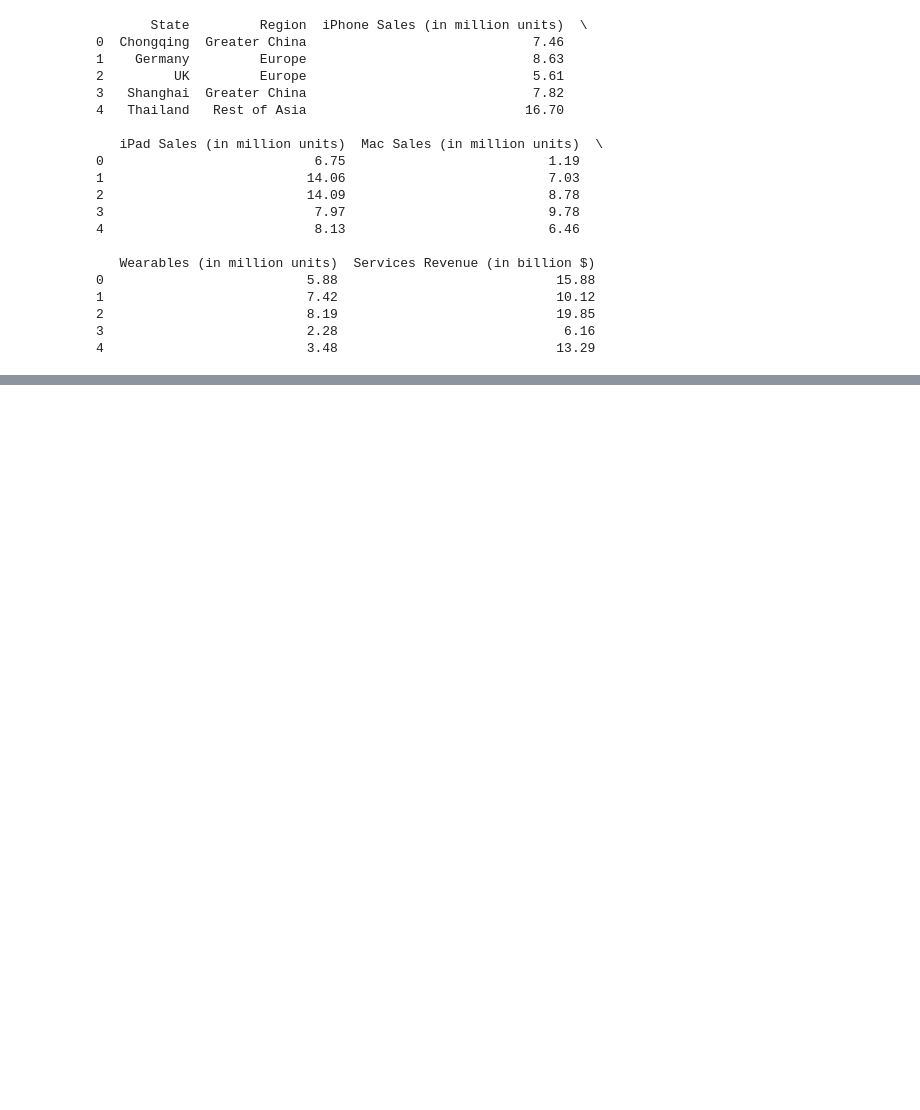
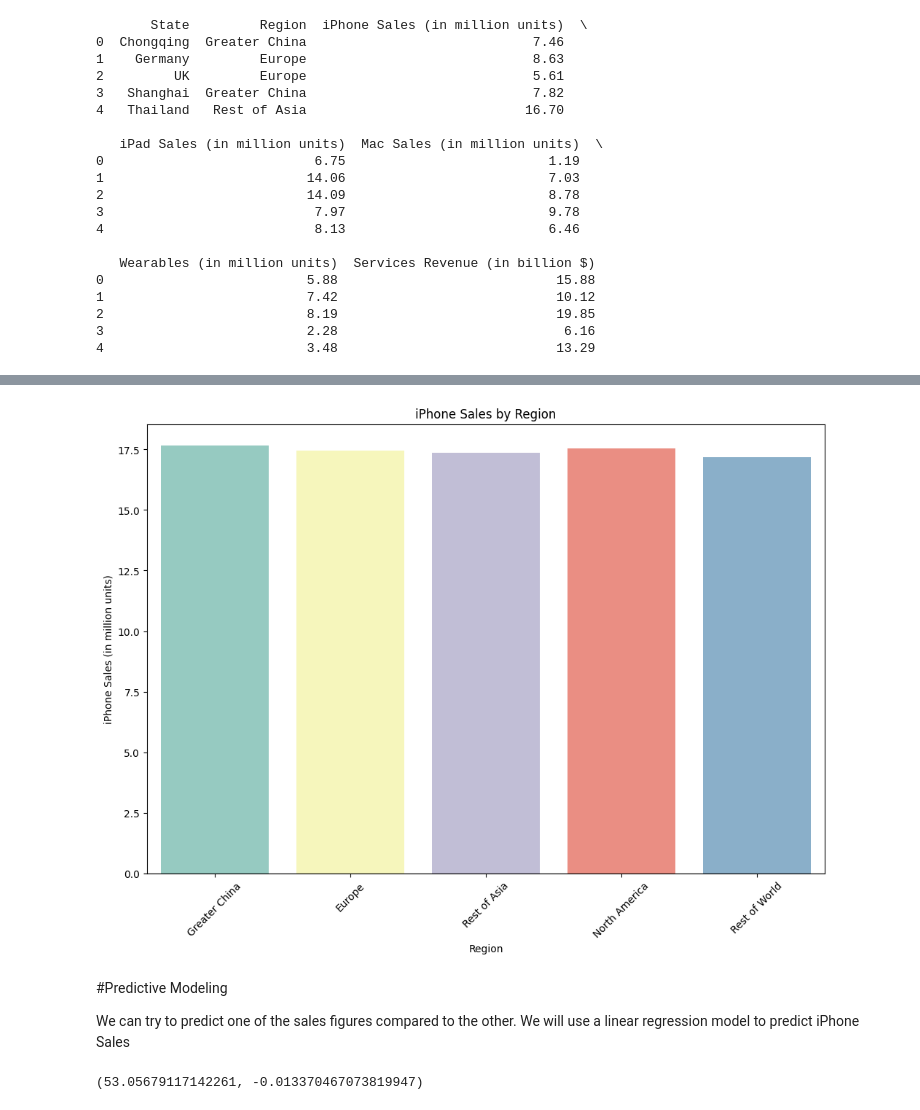
Before and after one commit to alexsjcho/apple-2024-sales-dataset, a Jupyter notebook: play.ipynb, the cells around one changed output, grey strips where cells are left out. Cells and saved outputs as stored; diff of their text form; code cells hidden in the pictures; blank space fills up the shorter version.

```diff
--- a/play.ipynb
+++ b/play.ipynb
@@ -104,0 +155,43 @@ print(df.head())
+# %%
+## Bar plot for sales by region
+plt.figure(figsize=(12, 8))
+sns.barplot(x='Region', y='iPhone Sales (in million units)',
+            data=df,
+            palette='Set3',  # You can use: Set3, husl, rainbow, etc.
+            ci=None)
+plt.title('iPhone Sales by Region')
+plt.xticks(rotation=45)
+plt.show()
+# %% [output]
+[figure, added]
+# %% [markdown]
+#Predictive Modeling
+
+We can try to predict one of the sales figures compared to the other. We will use a linear regression model to predict iPhone Sales
+# %%
+import sklearn
+from sklearn.model_selection import train_test_split
+from sklearn.linear_model import LinearRegression
+from sklearn.metrics import mean_squared_error, r2_score
+
+# Define features and target variable
+X = df[['iPad Sales (in million units)', 'Mac Sales (in million units)', 'Wearables (in million units)', 'Services Revenue (in billion $)']]
+y = df['iPhone Sales (in million units)']
+
+# Split the data into training and testing sets
+X_train, X_test, y_train, y_test = train_test_split(X, y, test_size=0.2, random_state=42)
+
+# Initialize and train the model
+model = LinearRegression()
+model.fit(X_train, y_train)
+
+# Make predictions
+y_pred = model.predict(X_test)
+
+# Evaluate the model
+mse = mean_squared_error(y_test, y_pred)
+r2 = r2_score(y_test, y_pred)
+
+mse, r2
+# %% [output]
+(53.05679117142261, -0.013370467073819947)
```
Also changed, not shown: parts of 15 cells of this notebook.
